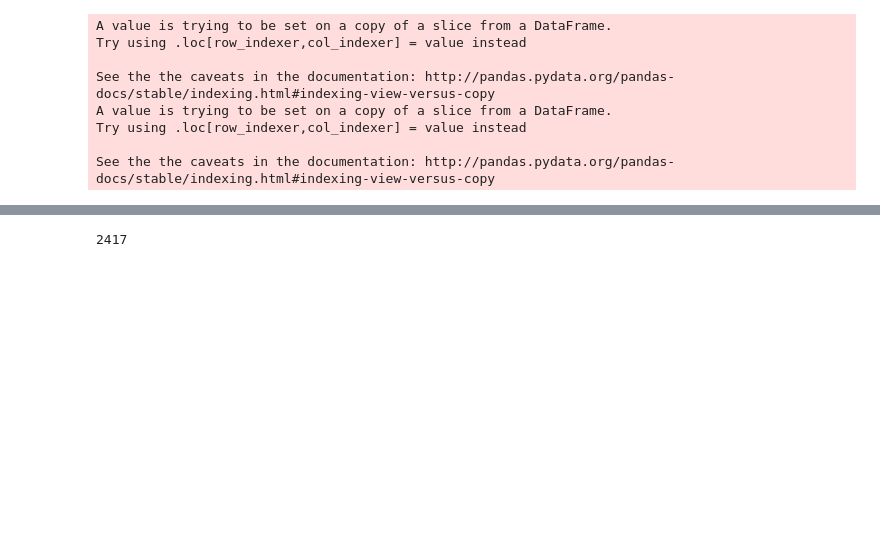
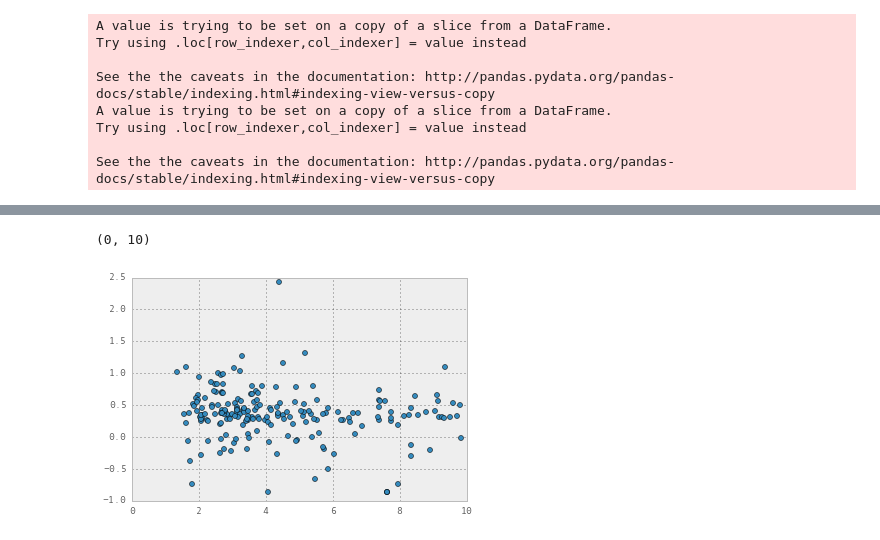
Before and after one commit to AmandaDoyle/BigDataTaxiFinalProject, a Jupyter notebook: Real_Estate_filter.ipynb, the cells around one changed output, grey strips where cells are left out. Saved outputs shown, nothing was run; the diff lists cells and outputs as text; code cells hidden in the pictures; blank space fills up the shorter version.

```diff
--- a/Real_Estate_filter.ipynb
+++ b/Real_Estate_filter.ipynb
@@ -91,0 +119,2 @@ to_map.to_csv("re_filter.csv")
+# %%
+re_test['int'] = re_test.index
@@ -92 +139,8 @@ to_map.to_csv("re_filter.csv")
+# %%
+test2 = pd.merge(re_test, test, on = 'int')
+# %%
+intsinboth = pd.read_csv("intsinboth.csv")
+intsinboth_list = list(intsinboth['int_id'])
+# %%
+test2 = test2[test2['int'].isin(intsinboth_list)]
 # %%
@@ -102,4 +149,6 @@ to_map.to_csv("re_filter.csv")
-# %%
-len(test[2011.0][(test[2011.0] < test[2011.0].quantile(.99)) & (test[2011.0] > test[2011.0].quantile(.95))])
-# %% [output]
-2417
+# %%
+plt.plot(test2['2014avg_price'], test2[2012.0], 'o', markersize = 5)
+plt.xlim(0,10)
+# %% [output]
+(0, 10)
+[figure, added]
```
Also changed, not shown: parts of 26 cells of this notebook, 3 other files.
